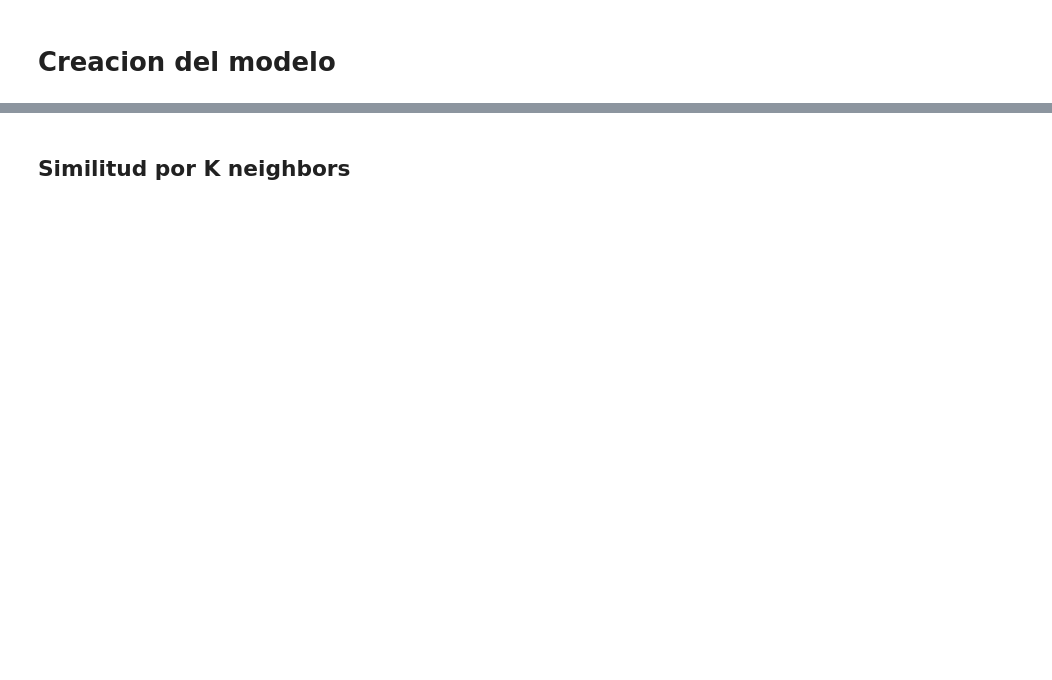
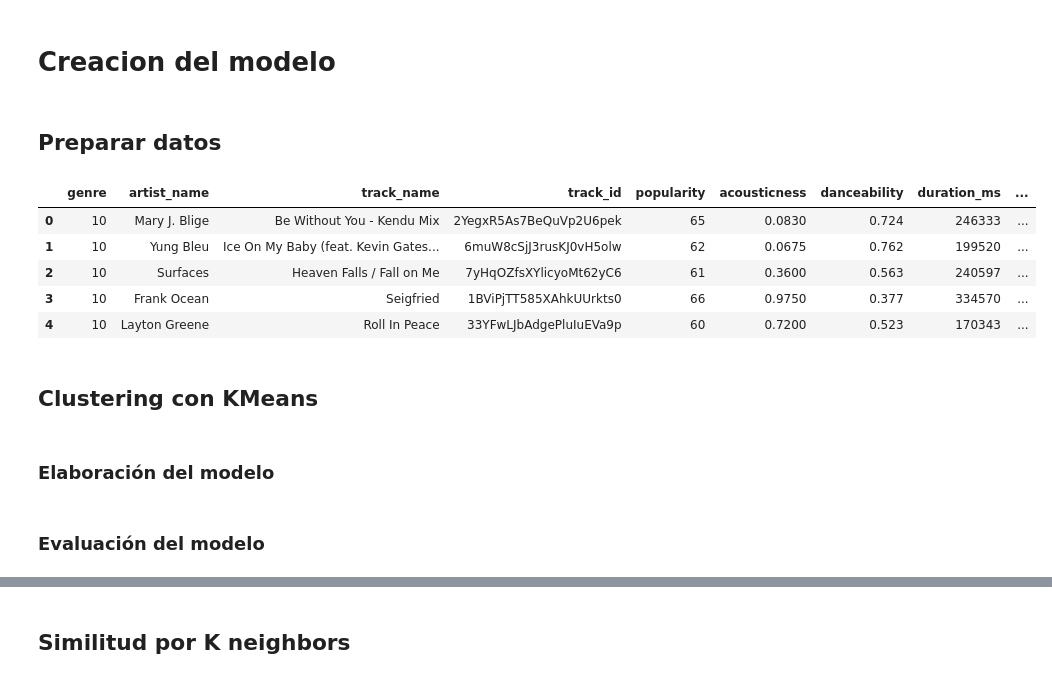
Before and after one commit to AndresChacon00/SongRecommenderAI, a Jupyter notebook: eda.ipynb, the cells around one changed output, grey strips where cells are left out. Saved outputs shown, nothing was run; the diff lists cells and outputs as text; code cells hidden in the pictures; blank space fills up the shorter version.

```diff
--- a/eda.ipynb
+++ b/eda.ipynb
@@ -205,3 +206,21 @@ else:
     print("No existe una columna 'genres'")
 # %% [markdown]
 # Creacion del modelo
+# %% [markdown]
+## Preparar datos
+# %%
+# Codificar variables categóricas
+from sklearn.preprocessing import LabelEncoder
+categorical_columns = ["key", "mode", "time_signature", "genre"]
+for column in categorical_columns:
+    le = LabelEncoder()
+    data[column] = le.fit_transform(data[column].astype(str))
+
+data.head()
+# %% [output]
+|  | genre | artist_name | track_name | track_id | popularity | acousticness | danceability | duration_ms | ... |
+| 0 | 10 | Mary J. Blige | Be Without You - Kendu Mix | 2YegxR5As7BeQuVp2U6pek | 65 | 0.0830 | 0.724 | 246333 | ... |
+| 1 | 10 | Yung Bleu | Ice On My Baby (feat. Kevin Gates... | 6muW8cSjJ3rusKJ0vH5olw | 62 | 0.0675 | 0.762 | 199520 | ... |
+| 2 | 10 | Surfaces | Heaven Falls / Fall on Me | 7yHqOZfsXYlicyoMt62yC6 | 61 | 0.3600 | 0.563 | 240597 | ... |
+| 3 | 10 | Frank Ocean | Seigfried | 1BViPjTT585XAhkUUrkts0 | 66 | 0.9750 | 0.377 | 334570 | ... |
+| 4 | 10 | Layton Greene | Roll In Peace | 33YFwLJbAdgePluIuEVa9p | 60 | 0.7200 | 0.523 | 170343 | ... |
@@ -207,0 +255,4 @@ else:
+# %% [markdown]
+## Clustering con KMeans
+# %% [markdown]
+### Elaboración del modelo
@@ -207,0 +393,2 @@ else:
+# %% [markdown]
+### Evaluación del modelo
```
Also changed, not shown: parts of 32 cells of this notebook, 1 other file.
